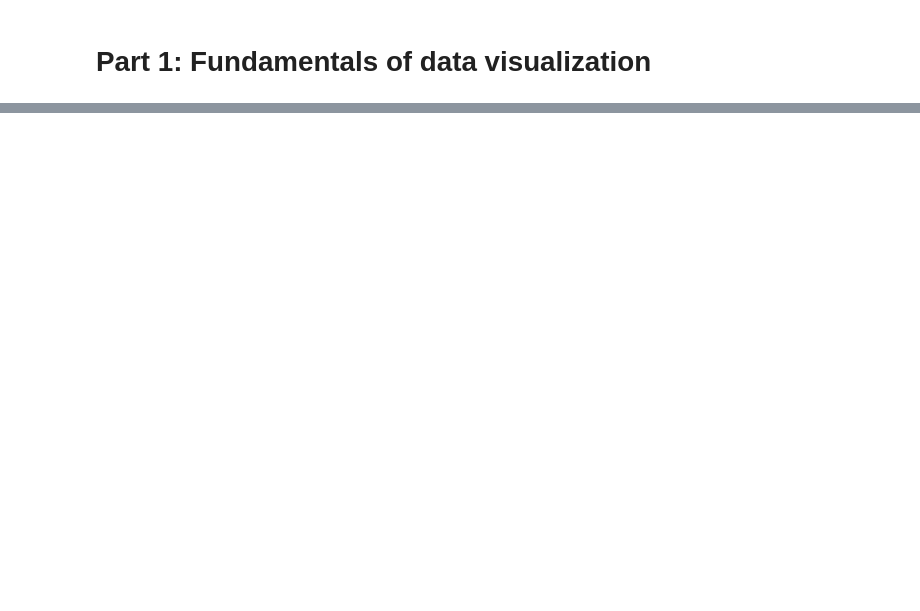
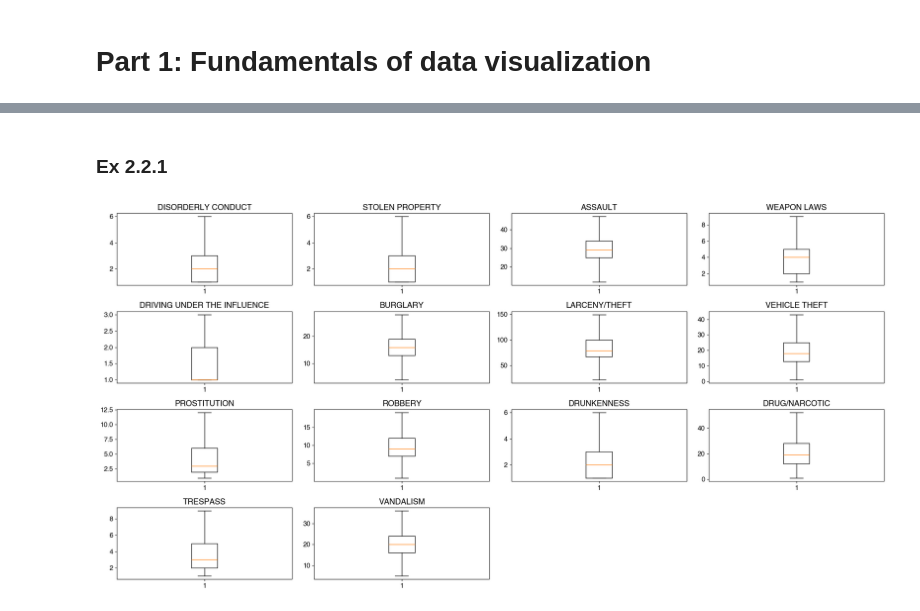
Before and after one commit to clbokea/socialdata2024, a Jupyter notebook: exercises/week3/week3_part3.ipynb, the cells around one changed output, grey strips where cells are left out. Saved outputs shown, nothing was run; the diff lists cells and outputs as text; code cells hidden in the pictures; blank space fills up the shorter version.

```diff
--- a/exercises/week3/week3_part3.ipynb
+++ b/exercises/week3/week3_part3.ipynb
@@ -127,0 +202,32 @@ plt.show()
+# %% [markdown]
+### Ex 2.2.1
+# %%
+focuscrimes = {
+    'WEAPON LAWS', 'PROSTITUTION', 'DRIVING UNDER THE INFLUENCE', 'ROBBERY', 'BURGLARY', 'ASSAULT',
+    'DRUNKENNESS', 'DRUG/NARCOTIC', 'TRESPASS', 'LARCENY/THEFT', 'VANDALISM',
+    'VEHICLE THEFT', 'STOLEN PROPERTY', 'DISORDERLY CONDUCT'
+}
+
+# Filter the DataFrame to only include focus crimes
+df_focus = df[df['Category'].isin(focuscrimes)].copy()
+
+# Convert 'Date' column to datetime objects if not already done
+df_focus['Date'] = pd.to_datetime(df_focus['Date'])
+
+# Group by 'Category' and 'Date' and count the number of crimes per day
+daily_crimes = df_focus.groupby(['Category', df_focus['Date'].dt.date]).size().reset_index(name='Counts')
+
+# Create a box plot for each crime category
+plt.figure(figsize=(20, 10))
+
+# Use a loop to create a boxplot for each category
+for i, crime in enumerate(focuscrimes):
+    plt.subplot(4, 4, i+1)
+    subset = daily_crimes[daily_crimes['Category'] == crime]
+    plt.boxplot(subset['Counts'], showfliers=False)  # Set 'showfliers=False' to hide outliers
+    plt.title(crime)
+
+plt.tight_layout()
+plt.show()
+# %% [output]
+[figure, added]
```
Also changed, not shown: parts of 20 cells of this notebook.
